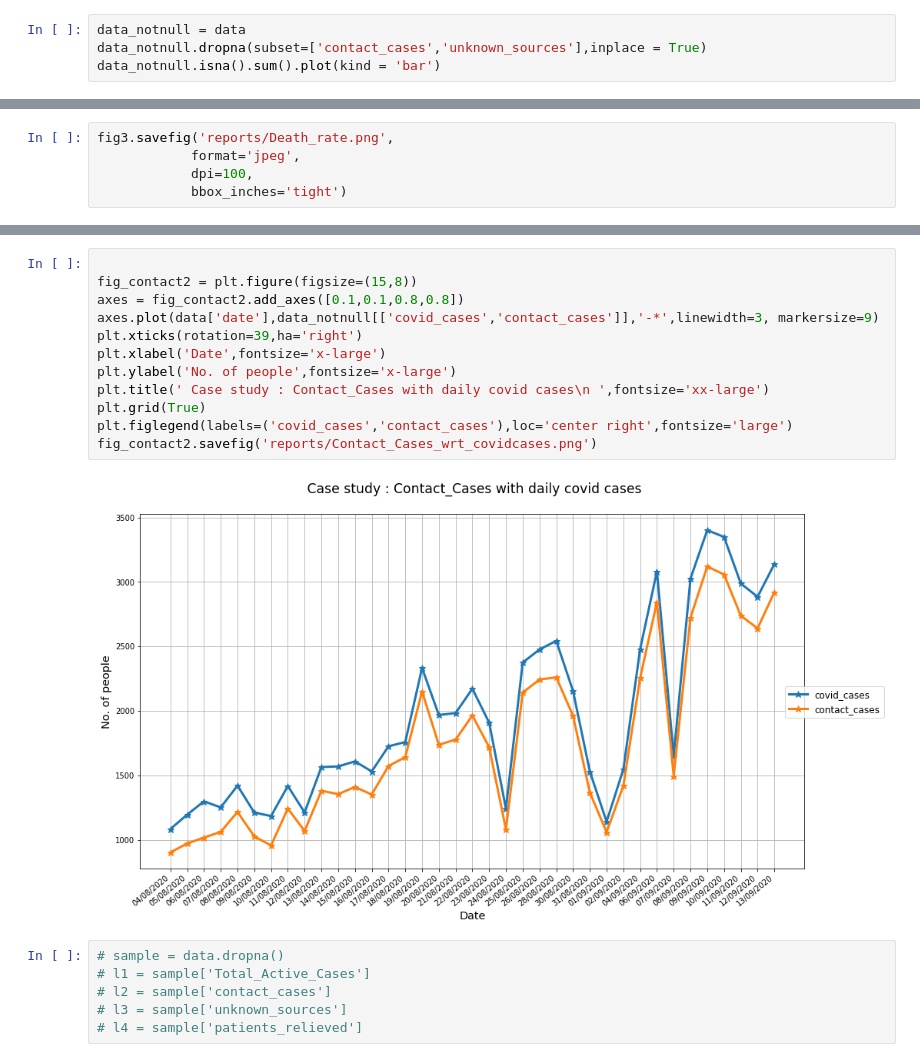
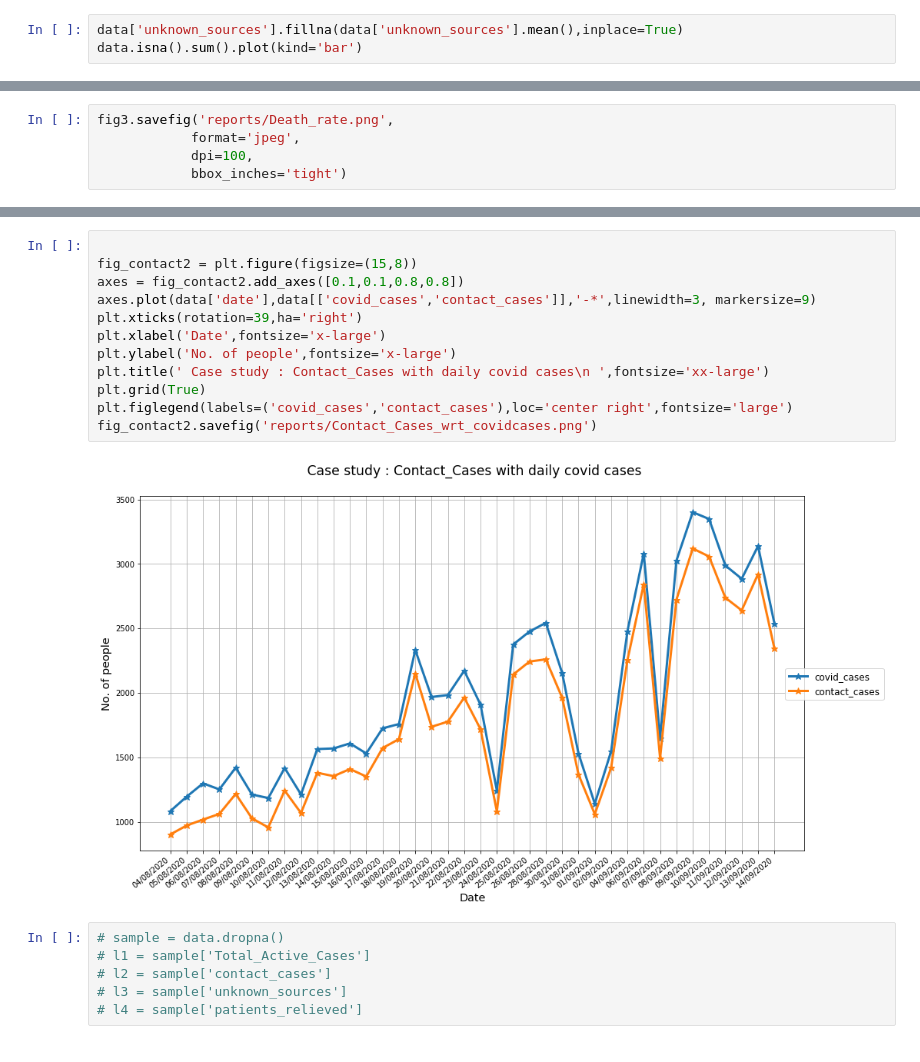
Before and after one commit to shaheennamboori/CovidData_From_Aug04, a Jupyter notebook: Analysis_Statewise/Analysis.ipynb, the cells around one changed output, grey strips where cells are left out. Drawn from its saved outputs; the diff is of its cells as text.

Commit message:
added data upto 14/09/2020

```diff
--- a/Analysis_Statewise/Analysis.ipynb
+++ b/Analysis_Statewise/Analysis.ipynb
@@ -192,7 +192,6 @@ data.isna().sum().plot(kind='bar')
 # %%
-data_notnull = data
-data_notnull.dropna(subset=['contact_cases','unknown_sources'],inplace = True)
-data_notnull.isna().sum().plot(kind = 'bar')
+data['unknown_sources'].fillna(data['unknown_sources'].mean(),inplace=True)
+data.isna().sum().plot(kind='bar')
 # %% [output]
 <matplotlib.axes._subplots.AxesSubplot at 0x...>
 [figure]
@@ -299,17 +318,17 @@ fig_contact.savefig('reports/Contact_Cases.png')
 # %%
 
 fig_contact2 = plt.figure(figsize=(15,8))
 axes = fig_contact2.add_axes([0.1,0.1,0.8,0.8])
-axes.plot(data['date'],data_notnull[['covid_cases','contact_cases']],'-*',linewidth=3, markersize=9)
+axes.plot(data['date'],data[['covid_cases','contact_cases']],'-*',linewidth=3, markersize=9)
 plt.xticks(rotation=39,ha='right')
 plt.xlabel('Date',fontsize='x-large')
 plt.ylabel('No. of people',fontsize='x-large')
 plt.title(' Case study : Contact_Cases with daily covid cases\n ',fontsize='xx-large')
 plt.grid(True)
 plt.figlegend(labels=('covid_cases','contact_cases'),loc='center right',fontsize='large')
 fig_contact2.savefig('reports/Contact_Cases_wrt_covidcases.png')
 # %% [output]
-[figure, old version]
+[figure, new version]
 # %%
 # sample = data.dropna()
 # l1 = sample['Total_Active_Cases']
```
Also changed, not shown: parts of 13 cells of this notebook, 21 other files.
